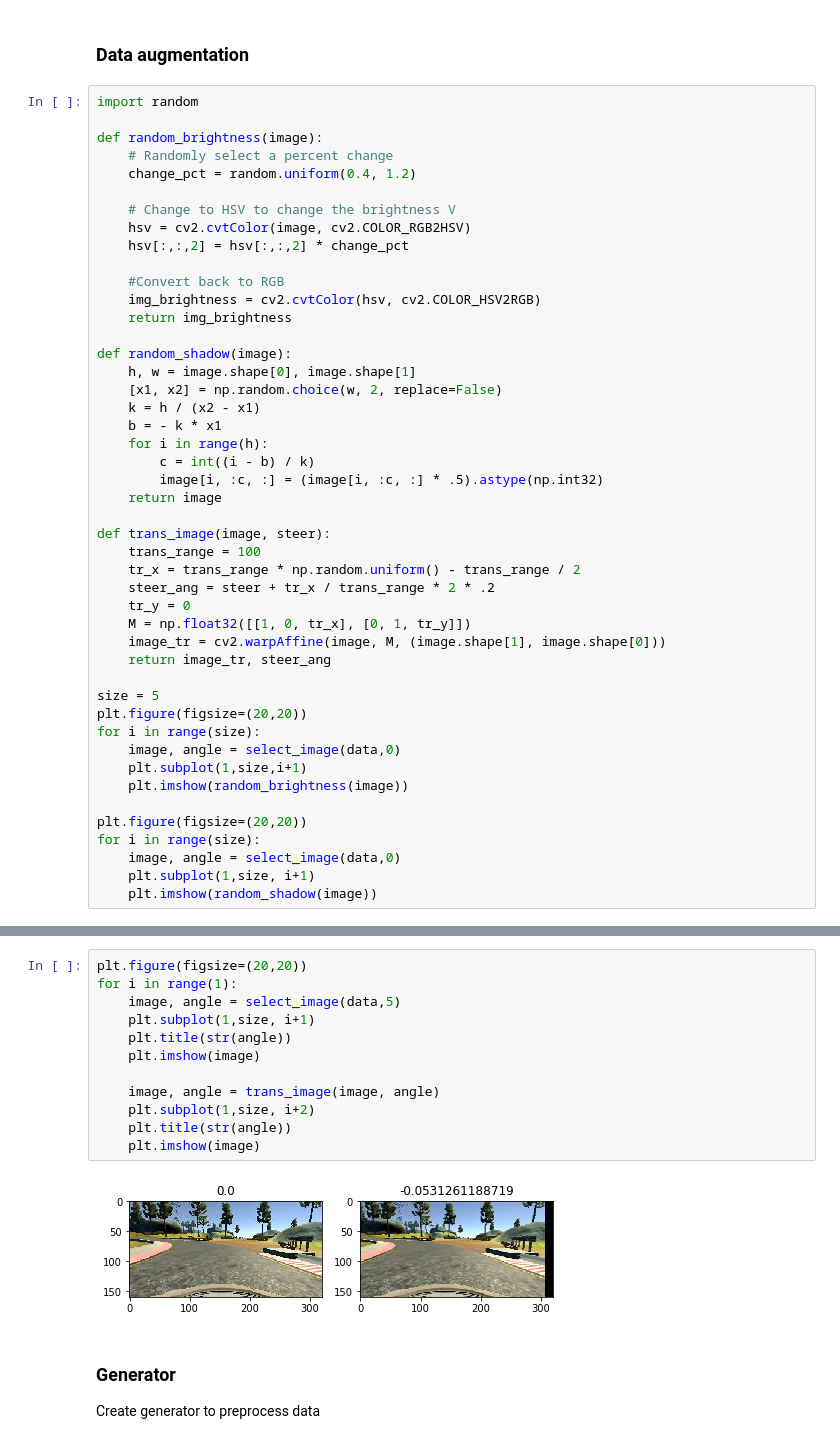
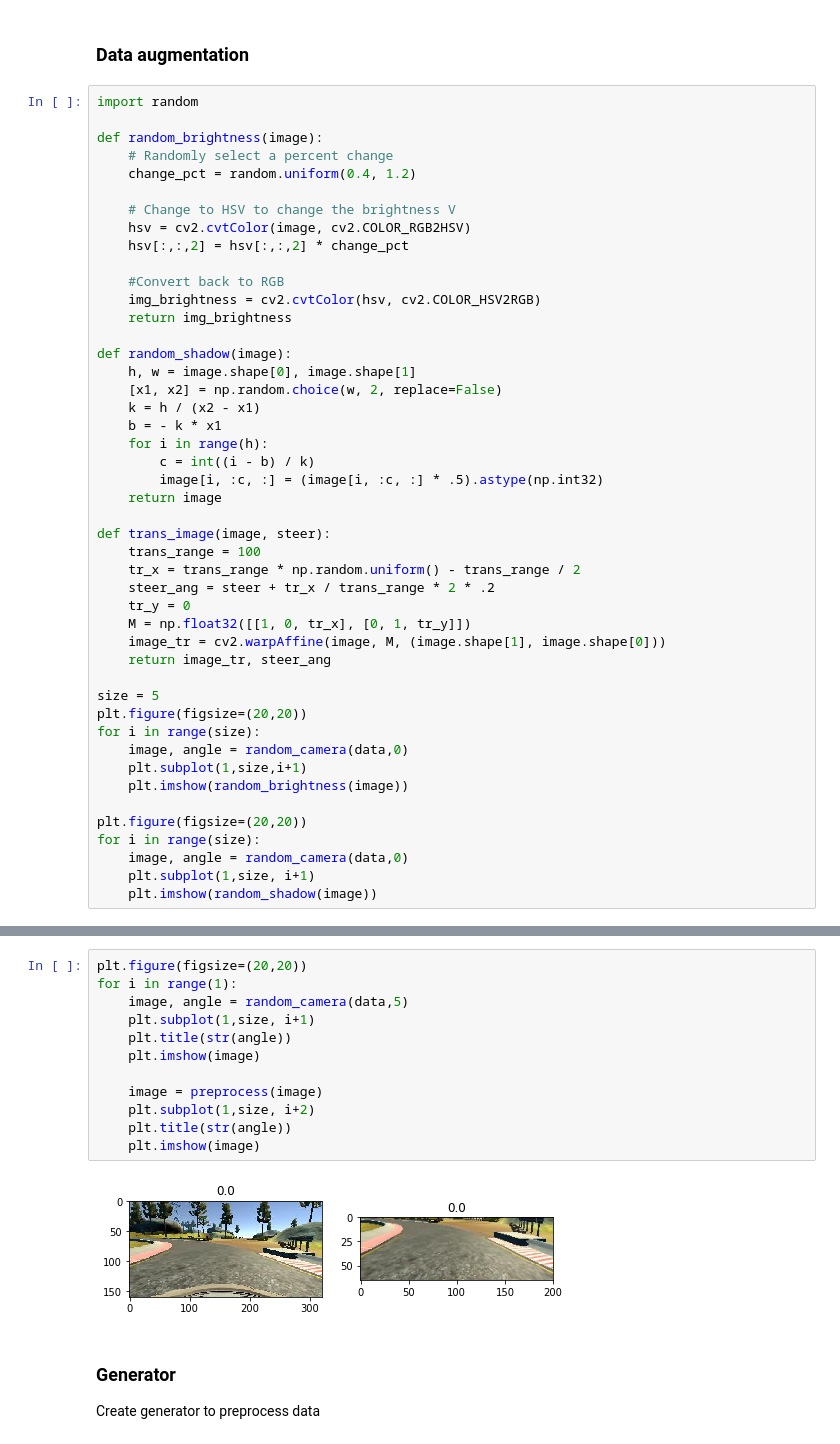
Before and after one commit to husams/Behavioral-Cloning, a Jupyter notebook: nvida.ipynb, the cells around one changed output, grey strips where cells are left out. Saved outputs shown, nothing was run; the diff lists cells and outputs as text.

```diff
--- a/nvida.ipynb
+++ b/nvida.ipynb
@@ -112,13 +112,13 @@ def trans_image(image, steer):
 size = 5
 plt.figure(figsize=(20,20))
 for i in range(size):
-    image, angle = select_image(data,0)
+    image, angle = random_camera(data,0)
     plt.subplot(1,size,i+1)
     plt.imshow(random_brightness(image))
 
 plt.figure(figsize=(20,20))
 for i in range(size):
-    image, angle = select_image(data,0)
+    image, angle = random_camera(data,0)
     plt.subplot(1,size, i+1)
     plt.imshow(random_shadow(image))
 # %% [output]
@@ -127,17 +127,17 @@ for i in range(size):
 # %%
 plt.figure(figsize=(20,20))
 for i in range(1):
-    image, angle = select_image(data,5)
+    image, angle = random_camera(data,5)
     plt.subplot(1,size, i+1)
     plt.title(str(angle))
     plt.imshow(image)
 
-    image, angle = trans_image(image, angle)
+    image = preprocess(image)
     plt.subplot(1,size, i+2)
     plt.title(str(angle))
     plt.imshow(image)
 # %% [output]
-[figure, old version]
+[figure, new version]
 # %% [markdown]
 ### Generator
 
```
Also changed, not shown: parts of 10 cells of this notebook, 1 other file.
